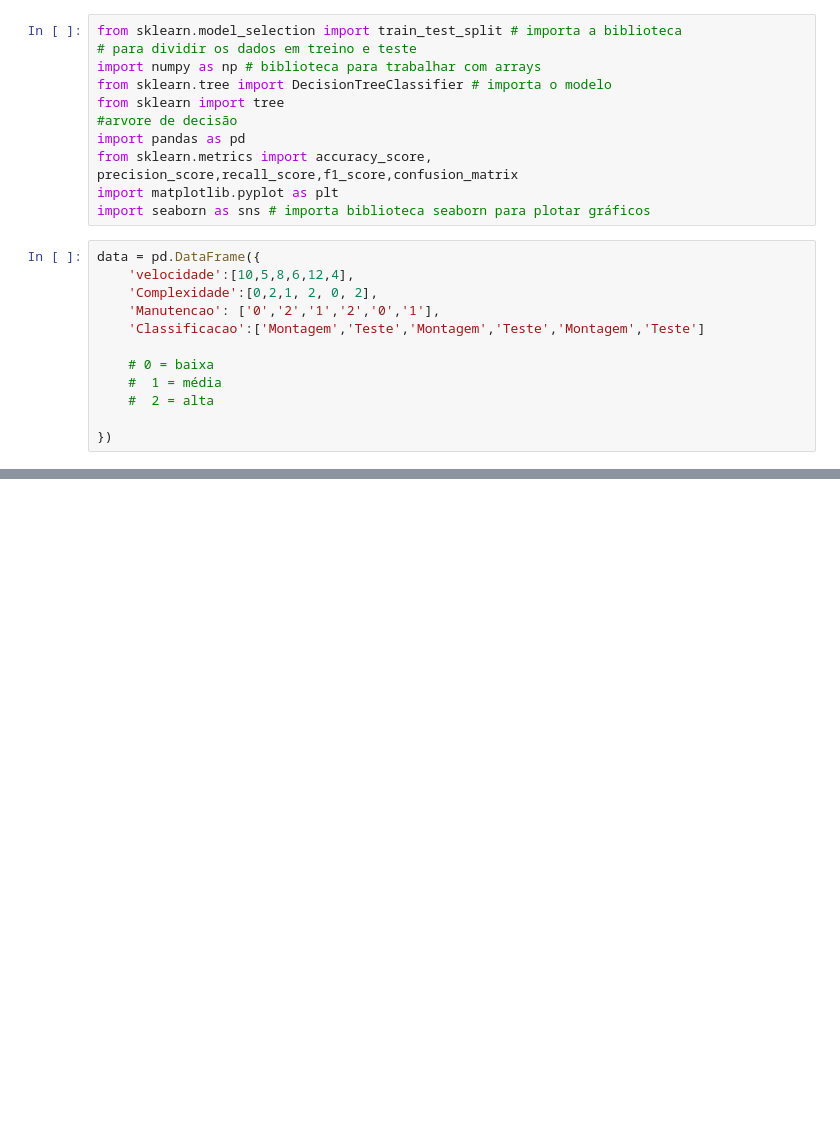
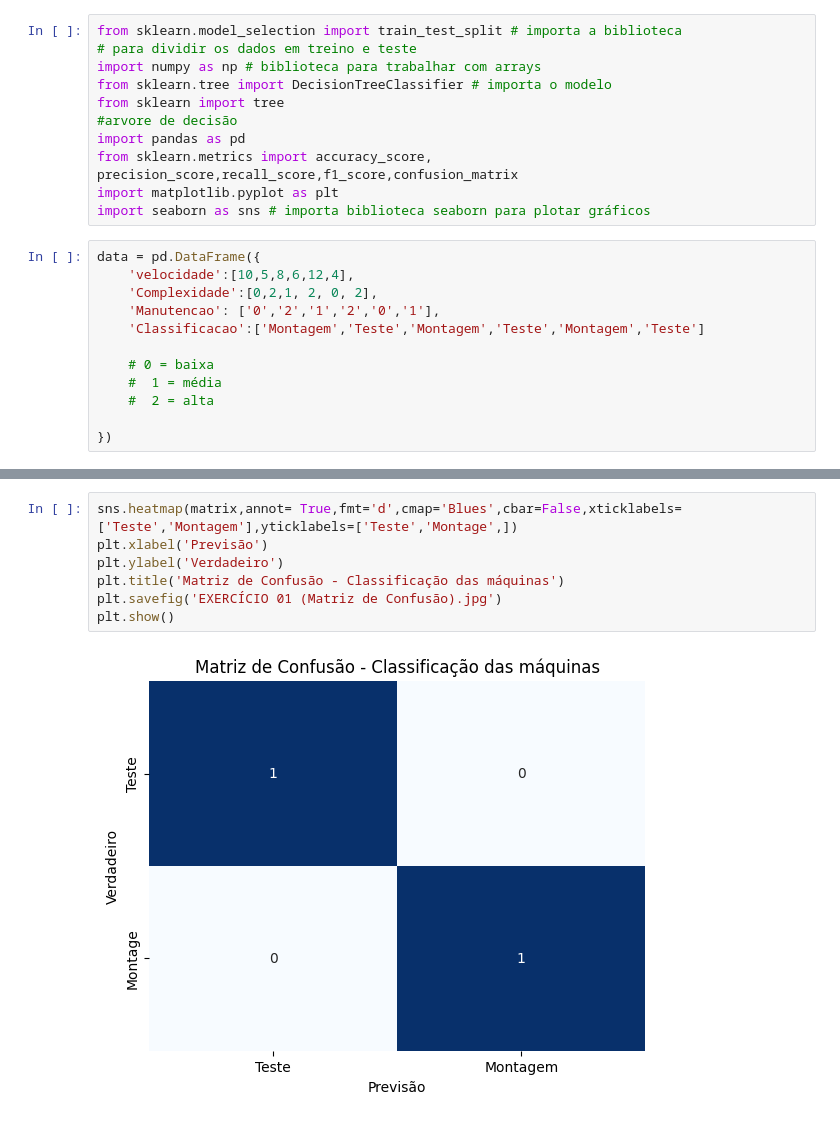
Before and after one commit to Murilosxv/ATIV.-IABD, a Jupyter notebook: aula07/atv01.ipynb, the cells around one changed output, grey strips where cells are left out. Drawn from its saved outputs; the diff is of its cells as text; blank space fills up the shorter version.

```diff
--- a/aula07/atv01.ipynb
+++ b/aula07/atv01.ipynb
@@ -41,3 +42,12 @@ plt.show()
 Acurácia: 1.0
 Precisão: 1.0
 [figure]
+# %%
+sns.heatmap(matrix,annot= True,fmt='d',cmap='Blues',cbar=False,xticklabels=['Teste','Montagem'],yticklabels=['Teste','Montage',])
+plt.xlabel('Previsão')
+plt.ylabel('Verdadeiro')
+plt.title('Matriz de Confusão - Classificação das máquinas')
+plt.savefig('EXERCÍCIO 01 (Matriz de Confusão).jpg')
+plt.show()
+# %% [output]
+[figure, added]
```
Also changed, not shown: parts of 1 cell of this notebook, 13 other files.
